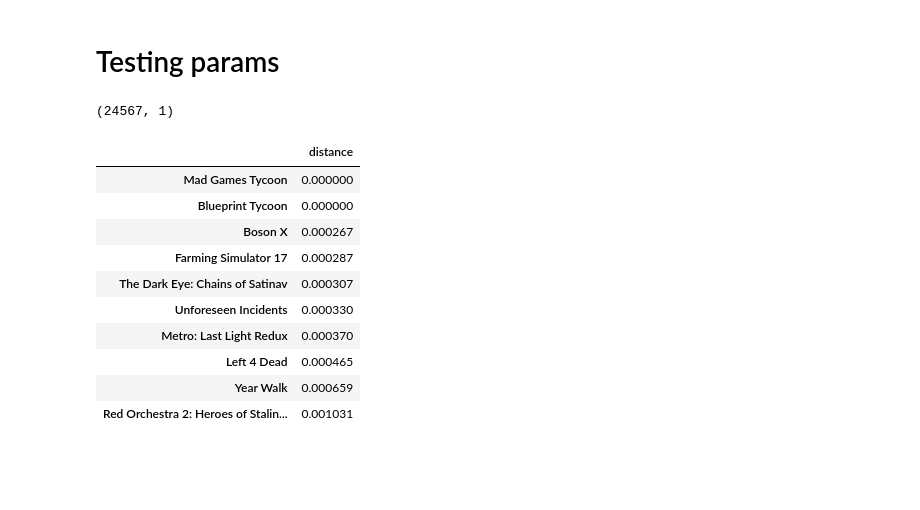
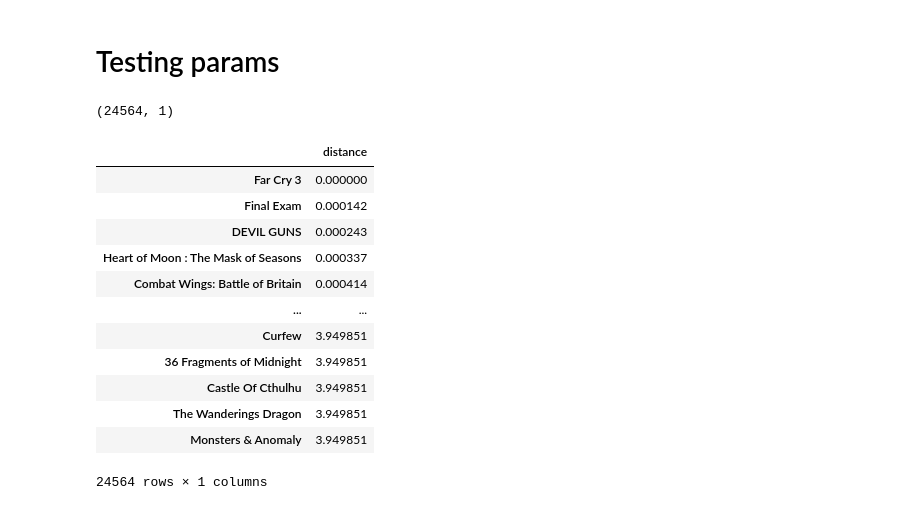
Before and after one commit to JoaoMarques1/find_your_inner_gamer, a Jupyter notebook: notebooks/pipeline-lau-test.ipynb, the cells around one changed output. Cells and saved outputs as stored; diff of their text form; code cells hidden in the pictures; blank space fills up the shorter version.

```diff
--- a/notebooks/pipeline-lau-test.ipynb
+++ b/notebooks/pipeline-lau-test.ipynb
@@ -300,64 +289,27 @@ def test(test_df, df, model , X , name ):
 # %% [markdown]
 # Testing params
-# %%
-def create_pipeline(df, m, n):
-    array_transf = FunctionTransformer(lambda array: array.toarray())
-
-    meta_transf = make_pipeline(TfidfVectorizer(min_df=m), array_transf,RobustScaler())
-
-    ord_encoder = OrdinalEncoder(
-        categories=[
-            [
-                "Overwhelmingly Negative",
-                "Very Negative",
-                "Negative",
-                "Mostly Negative",
-                'Mixed',
-                "Mostly Positive",
-                "Positive",
-                "Very Positive",
-                "Overwhelmingly Positive"
-            ]],
-        dtype=np.int64,
-        handle_unknown="use_encoded_value",
-        unknown_value=-1
-    )
-
-    ord_transf = make_pipeline(ord_encoder, StandardScaler())
-
-    num_transf = make_pipeline(StandardScaler())
-
-
-    preproc_basic = make_column_transformer(
-        (meta_transf, 'metadata'),
-        #(desc_transf, 'game_description'),
-        (ord_transf, ['reviews']),
-        (num_transf, ['mature_content', 'achievements']),
-        remainder='drop'
-    )
-
-    full_pipe = make_pipeline(preproc_basic, PCA(n_components=n) )
-    return full_pipe.fit_transform(df)
 # %%
-pipe = create_pipeline(df, 0.05, 1)
+pipe = create_pipeline(df, 0.05, 1, 15, 0.2)
 pipe.shape
 # %% [output]
-(24567, 1)
+(24564, 1)
 # %%
 X = pd.DataFrame(pipe, index=df.name.tolist())
 model = train(X, df['url'])
 # %%
-recommending_system(model, X, 'Mad Games Tycoon')
+recommending_system(model, X, 'Far Cry 3')
 # %% [output]
 |  | distance |
-| Mad Games Tycoon | 0.000000 |
-| Blueprint Tycoon | 0.000000 |
-| Boson X | 0.000267 |
-| Farming Simulator 17 | 0.000287 |
-| The Dark Eye: Chains of Satinav | 0.000307 |
-| Unforeseen Incidents | 0.000330 |
-| Metro: Last Light Redux | 0.000370 |
-| Left 4 Dead | 0.000465 |
-| Year Walk | 0.000659 |
-| Red Orchestra 2: Heroes of Stalin... | 0.001031 |
+| Far Cry 3 | 0.000000 |
+| Final Exam | 0.000142 |
+| DEVIL GUNS | 0.000243 |
+| Heart of Moon : The Mask of Seasons | 0.000337 |
+| Combat Wings: Battle of Britain | 0.000414 |
+| ... | ... |
+| Curfew | 3.949851 |
+| 36 Fragments of Midnight | 3.949851 |
+| Castle Of Cthulhu | 3.949851 |
+| The Wanderings Dragon | 3.949851 |
+| Monsters & Anomaly | 3.949851 |
+24564 rows × 1 columns
 # %%
```
Also changed, not shown: parts of 30 cells of this notebook.
